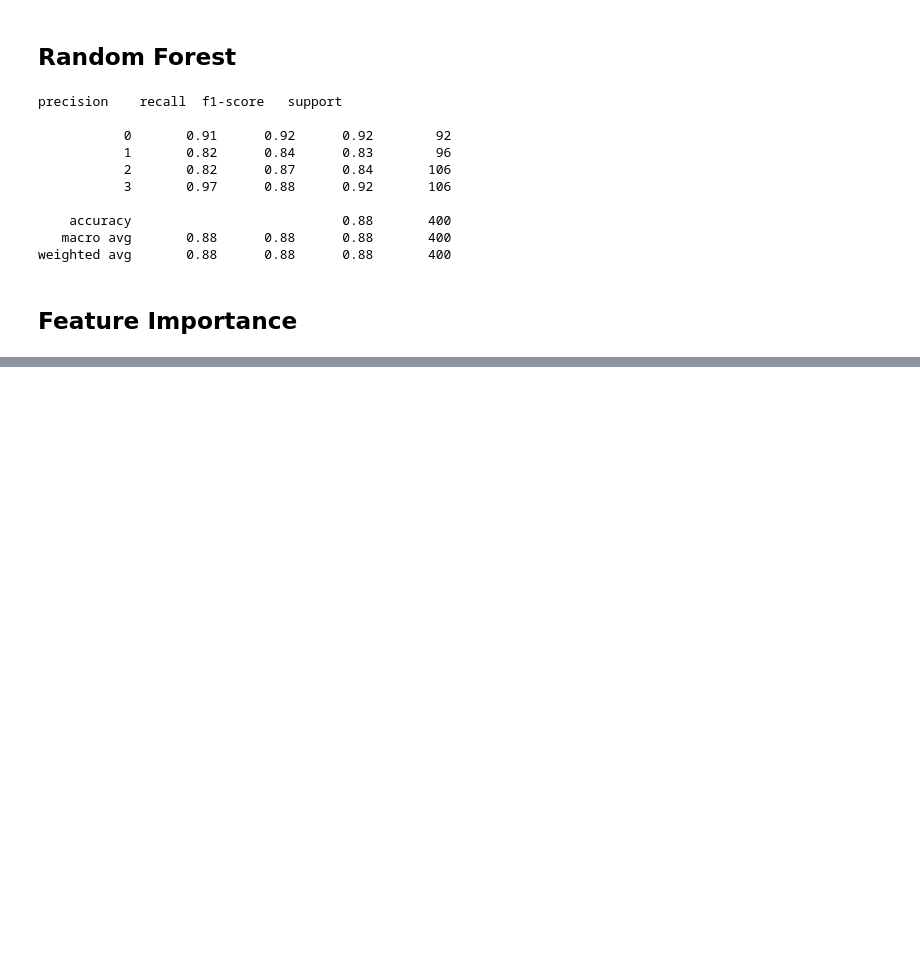
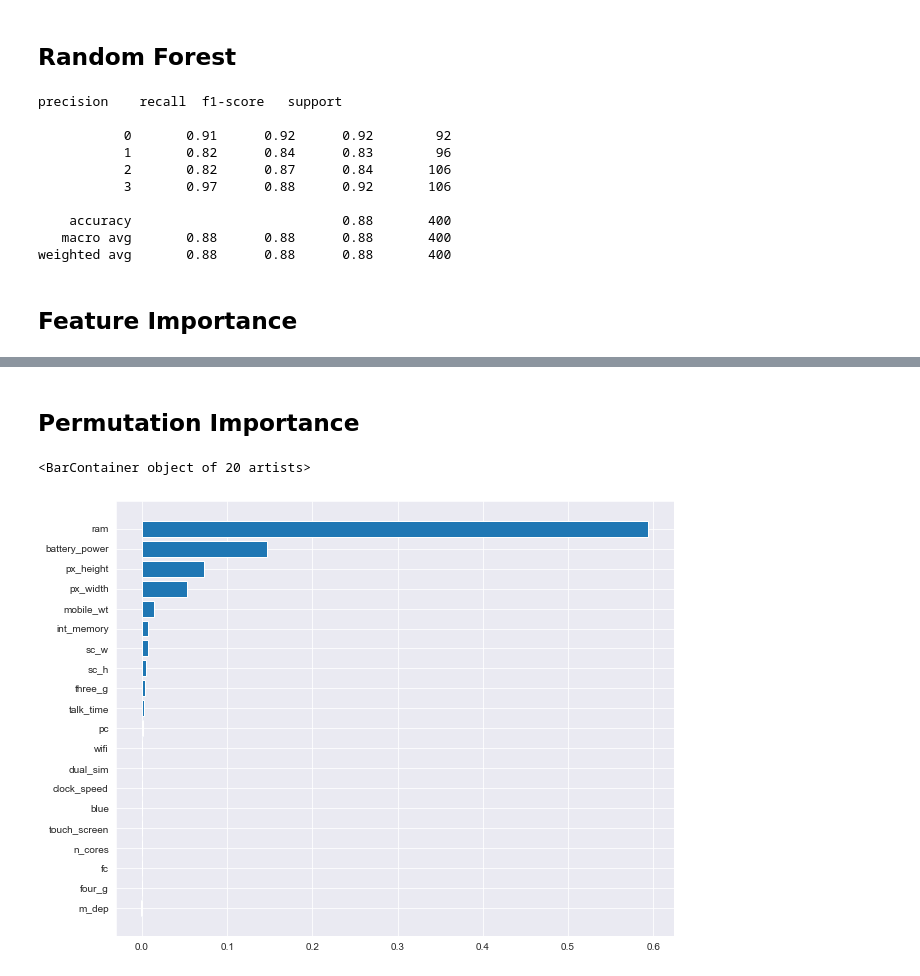
Before and after one commit to jordan-maulino/mobile_price, a Jupyter notebook: mobile_price.ipynb, the cells around one changed output, grey strips where cells are left out. Saved outputs shown, nothing was run; the diff lists cells and outputs as text; code cells hidden in the pictures; blank space fills up the shorter version.

```diff
--- a/mobile_price.ipynb
+++ b/mobile_price.ipynb
@@ -322,0 +329,10 @@ plt.barh(X.columns,rf.feature_importances_)
+# %% [markdown]
+## Permutation Importance
+# %%
+sorted_idx = perm_importance.importances_mean.argsort()
+
+plt.figure(figsize=(10, 8))
+plt.barh(X_val.columns[sorted_idx],perm_importance.importances_mean[sorted_idx])
+# %% [output]
+<BarContainer object of 20 artists>
+[figure, added]
```
Also changed, not shown: parts of 2 cells of this notebook.
